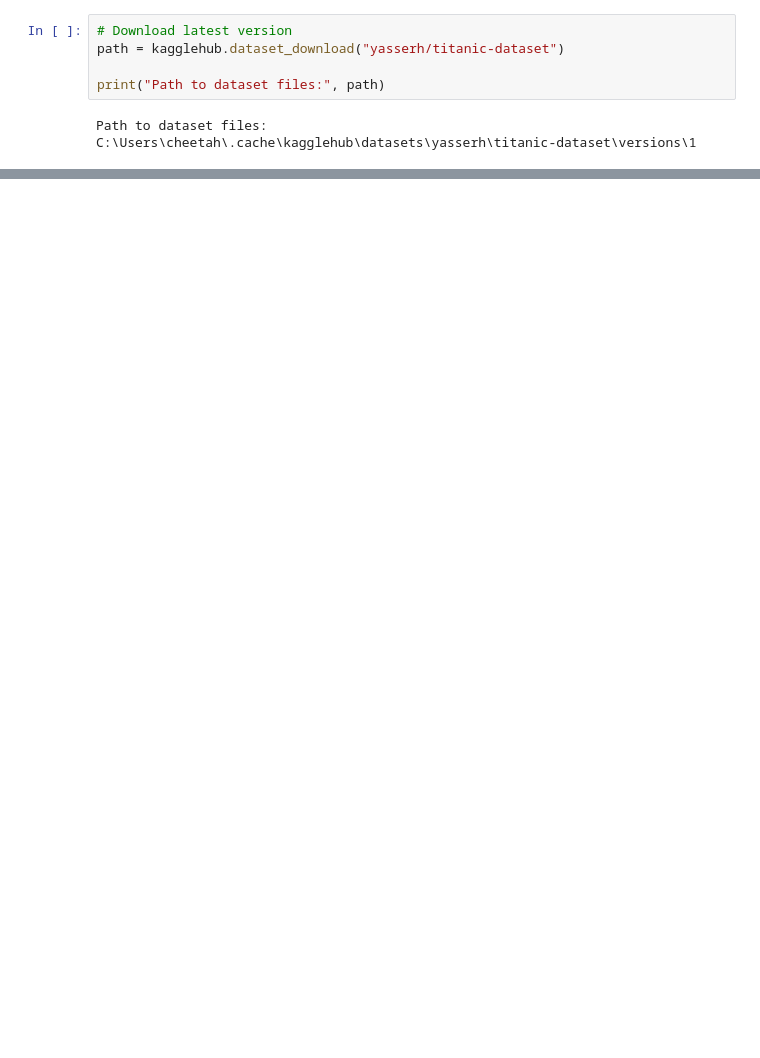
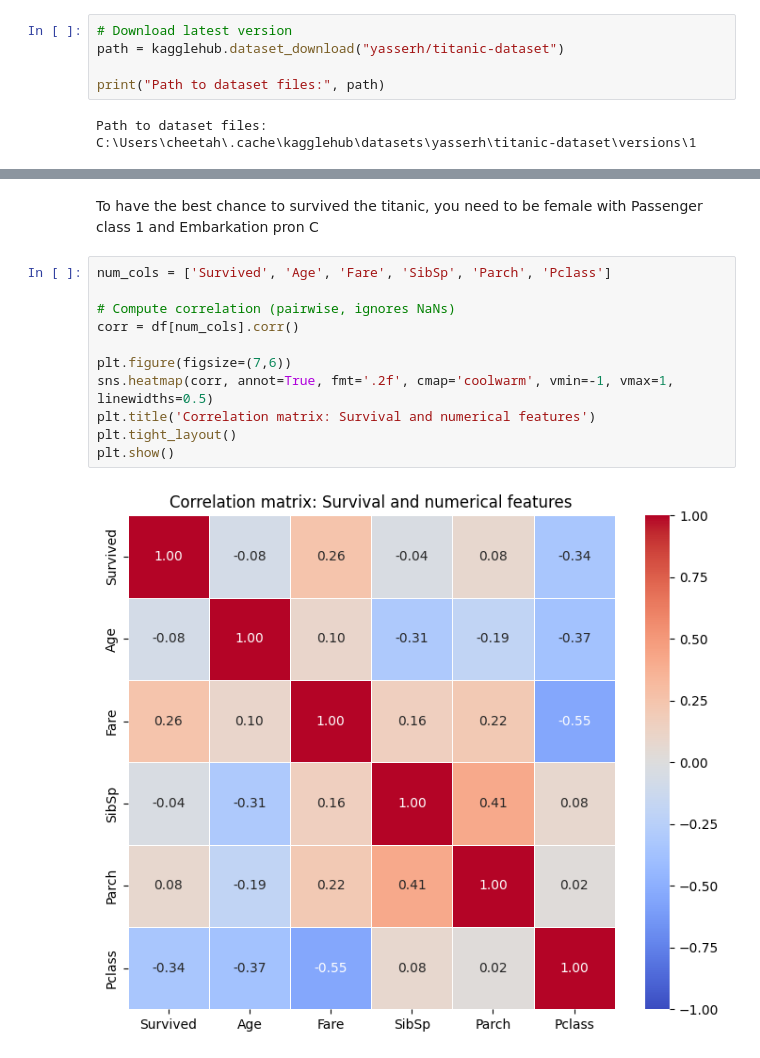
Before and after one commit to Cheetah555V2/Pandas-matplotlib-seaborn-for-data-analysis, a Jupyter notebook: main.ipynb, the cells around one changed output, grey strips where cells are left out. Saved outputs shown, nothing was run; the diff lists cells and outputs as text; blank space fills up the shorter version.

```diff
--- a/main.ipynb
+++ b/main.ipynb
@@ -34,0 +93,15 @@ Path to dataset files: C:\Users\cheetah\.cache\kagglehub\datasets\yasserh\titani
+# %% [markdown]
+To have the best chance to survived the titanic, you need to be female with Passenger class 1 and Embarkation pron C
+# %%
+num_cols = ['Survived', 'Age', 'Fare', 'SibSp', 'Parch', 'Pclass']
+
+# Compute correlation (pairwise, ignores NaNs)
+corr = df[num_cols].corr()
+
+plt.figure(figsize=(7,6))
+sns.heatmap(corr, annot=True, fmt='.2f', cmap='coolwarm', vmin=-1, vmax=1, linewidths=0.5)
+plt.title('Correlation matrix: Survival and numerical features')
+plt.tight_layout()
+plt.show()
+# %% [output]
+[figure, added]
```
Also changed, not shown: parts of 8 cells of this notebook.
